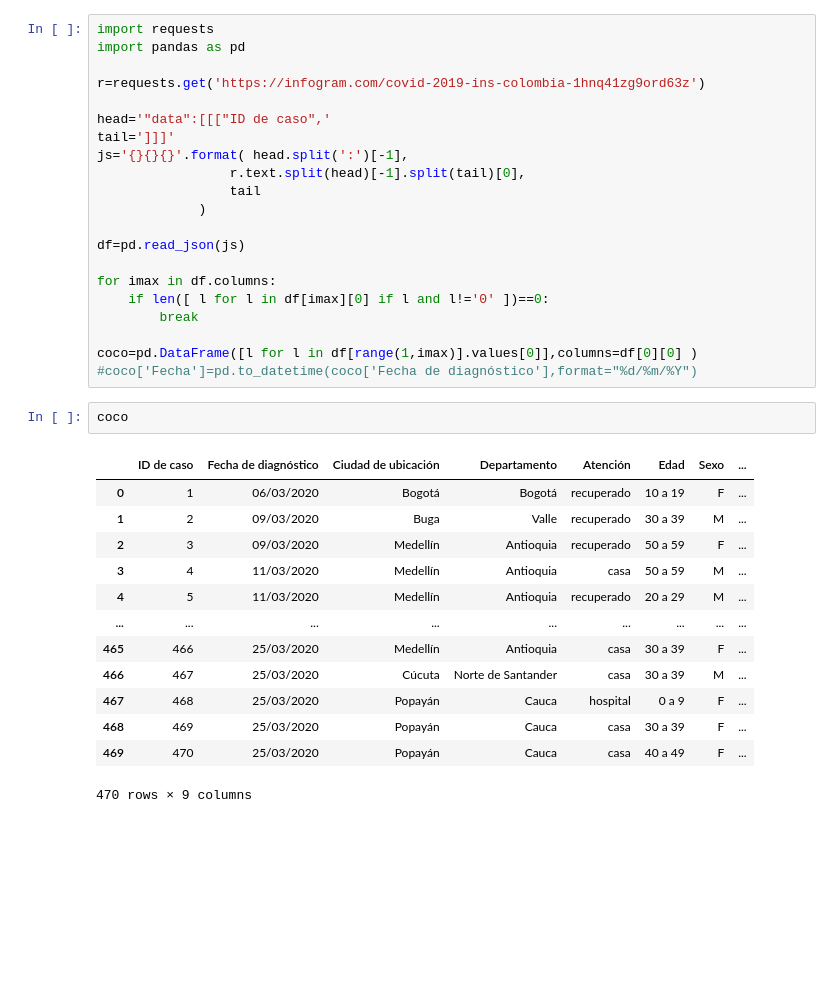
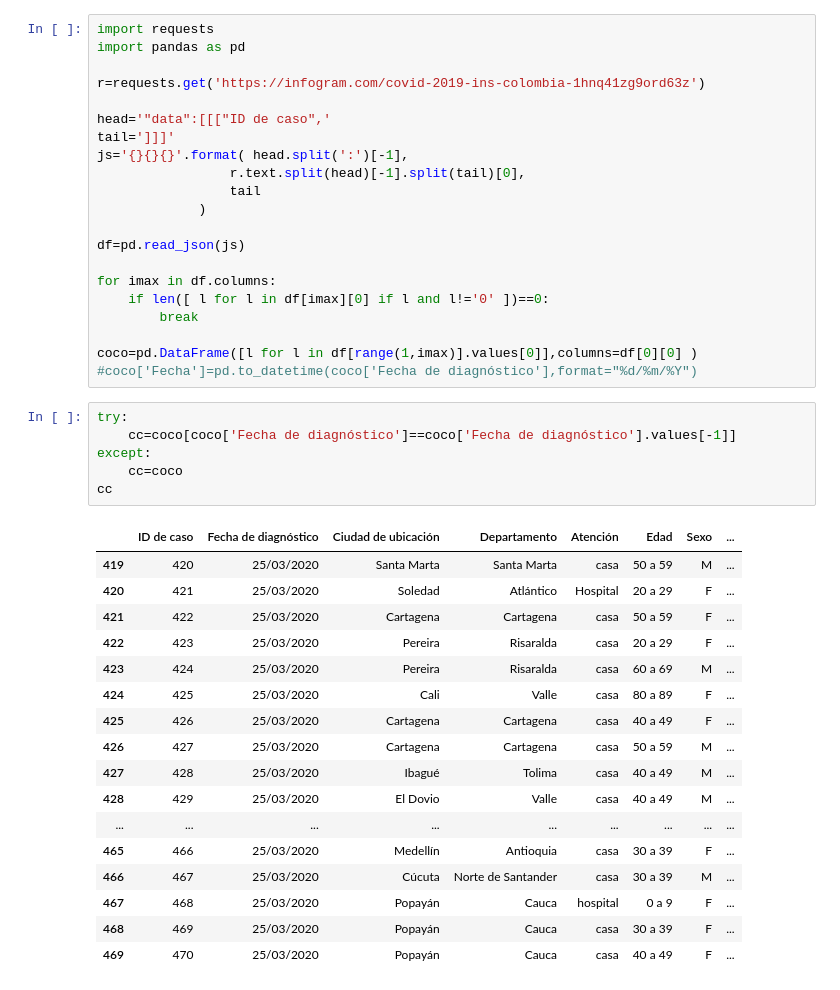
Before and after one commit to restrepo/COVID-19, a Jupyter notebook: covid.ipynb, the cells around one changed output. Cells and saved outputs as stored; diff of their text form; blank space fills up the shorter version.

```diff
--- a/covid.ipynb
+++ b/covid.ipynb
@@ -502,19 +502,27 @@ for imax in df.columns:
 
 coco=pd.DataFrame([l for l in df[range(1,imax)].values[0]],columns=df[0][0] )
 #coco['Fecha']=pd.to_datetime(coco['Fecha de diagnóstico'],format="%d/%m/%Y")
-# %%
-coco
-# %% [output]
-|  | ID de caso | Fecha de diagnóstico | Ciudad de ubicación | Departamento | Atención | Edad | Sexo | ... |
-| 0 | 1 | 06/03/2020 | Bogotá | Bogotá | recuperado | 10 a 19 | F | ... |
-| 1 | 2 | 09/03/2020 | Buga | Valle | recuperado | 30 a 39 | M | ... |
-| 2 | 3 | 09/03/2020 | Medellín | Antioquia | recuperado | 50 a 59 | F | ... |
-| 3 | 4 | 11/03/2020 | Medellín | Antioquia | casa | 50 a 59 | M | ... |
-| 4 | 5 | 11/03/2020 | Medellín | Antioquia | recuperado | 20 a 29 | M | ... |
-| ... | ... | ... | ... | ... | ... | ... | ... | ... |
-| 465 | 466 | 25/03/2020 | Medellín | Antioquia | casa | 30 a 39 | F | ... |
-| 466 | 467 | 25/03/2020 | Cúcuta | Norte de Santander | casa | 30 a 39 | M | ... |
-| 467 | 468 | 25/03/2020 | Popayán | Cauca | hospital | 0 a 9 | F | ... |
-| 468 | 469 | 25/03/2020 | Popayán | Cauca | casa | 30 a 39 | F | ... |
-| 469 | 470 | 25/03/2020 | Popayán | Cauca | casa | 40 a 49 | F | ... |
-470 rows × 9 columns
+# %%
+try:
+    cc=coco[coco['Fecha de diagnóstico']==coco['Fecha de diagnóstico'].values[-1]]
+except:
+    cc=coco
+cc
+# %% [output]
+|  | ID de caso | Fecha de diagnóstico | Ciudad de ubicación | Departamento | Atención | Edad | Sexo | ... |
+| 419 | 420 | 25/03/2020 | Santa Marta | Santa Marta | casa | 50 a 59 | M | ... |
+| 420 | 421 | 25/03/2020 | Soledad | Atlántico | Hospital | 20 a 29 | F | ... |
+| 421 | 422 | 25/03/2020 | Cartagena | Cartagena | casa | 50 a 59 | F | ... |
+| 422 | 423 | 25/03/2020 | Pereira | Risaralda | casa | 20 a 29 | F | ... |
+| 423 | 424 | 25/03/2020 | Pereira | Risaralda | casa | 60 a 69 | M | ... |
+| 424 | 425 | 25/03/2020 | Cali | Valle | casa | 80 a 89 | F | ... |
+| 425 | 426 | 25/03/2020 | Cartagena | Cartagena | casa | 40 a 49 | F | ... |
+| 426 | 427 | 25/03/2020 | Cartagena | Cartagena | casa | 50 a 59 | M | ... |
+| 427 | 428 | 25/03/2020 | Ibagué | Tolima | casa | 40 a 49 | M | ... |
+| 428 | 429 | 25/03/2020 | El Dovio | Valle | casa | 40 a 49 | M | ... |
+| ... | ... | ... | ... | ... | ... | ... | ... | ... |
+| 465 | 466 | 25/03/2020 | Medellín | Antioquia | casa | 30 a 39 | F | ... |
+| 466 | 467 | 25/03/2020 | Cúcuta | Norte de Santander | casa | 30 a 39 | M | ... |
+| 467 | 468 | 25/03/2020 | Popayán | Cauca | hospital | 0 a 9 | F | ... |
+| 468 | 469 | 25/03/2020 | Popayán | Cauca | casa | 30 a 39 | F | ... |
+| 469 | 470 | 25/03/2020 | Popayán | Cauca | casa | 40 a 49 | F | ... |
```
Also changed, not shown: parts of 13 cells of this notebook.
